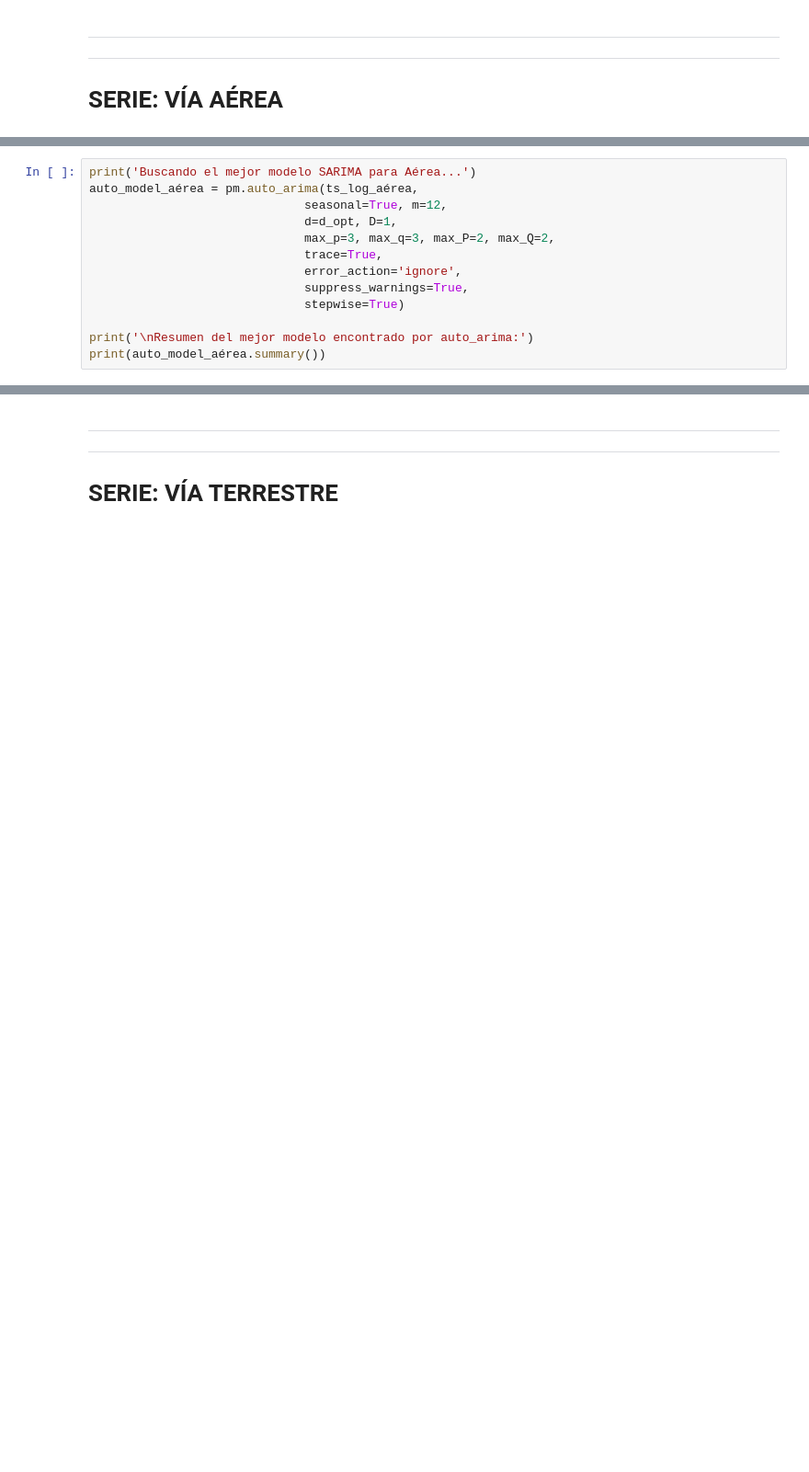
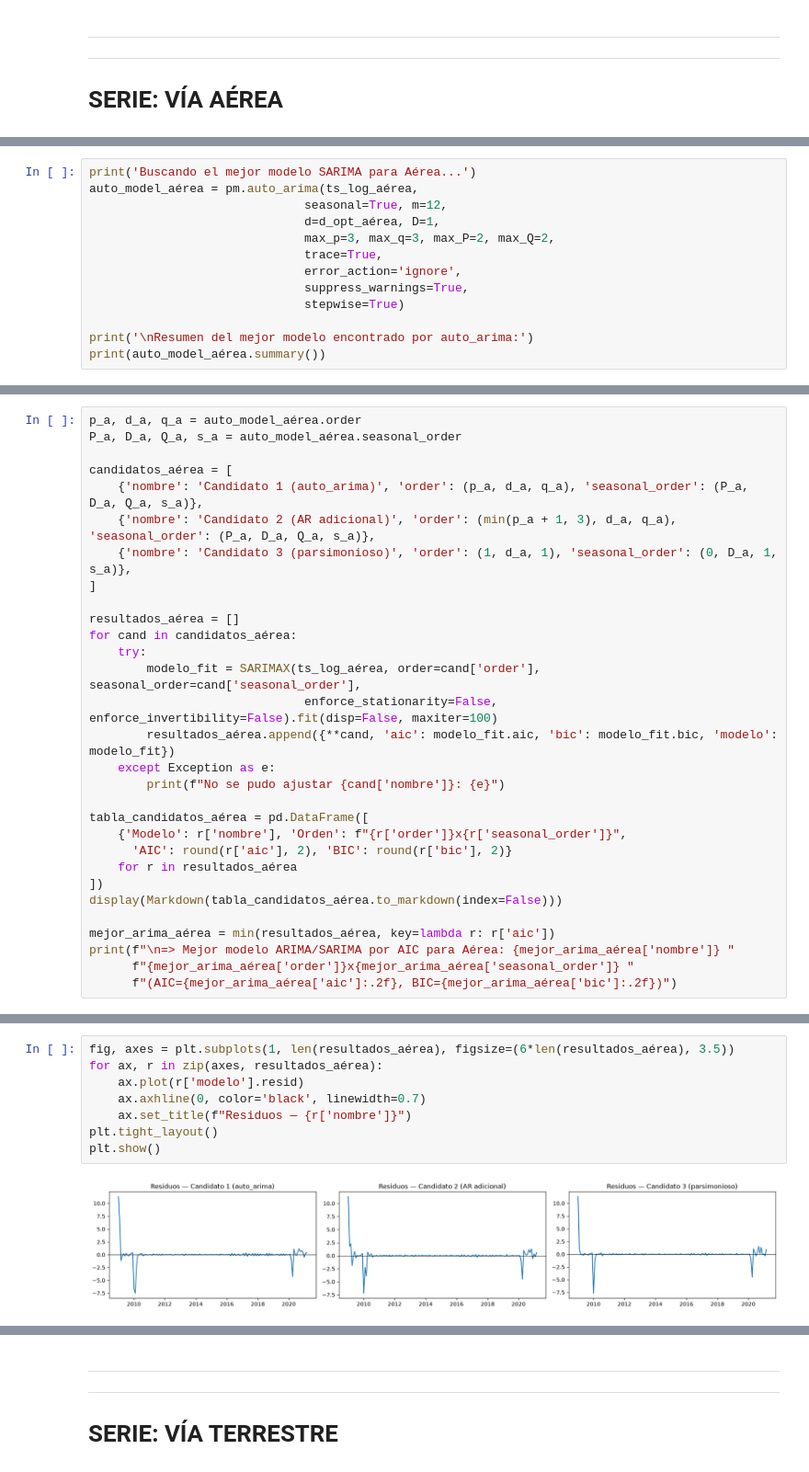
Before and after one commit to CamiR24/Lab1DS, a Jupyter notebook: Vias_de_ingreso/serie.ipynb, the cells around one changed output, grey strips where cells are left out. Shown at 92% size. Saved outputs shown, nothing was run; the diff lists cells and outputs as text; blank space fills up the shorter version.

```diff
--- a/Vias_de_ingreso/serie.ipynb
+++ b/Vias_de_ingreso/serie.ipynb
@@ -172,7 +215,7 @@ En lugar de proponer modelos a ciegas, `auto_arima` explora el espacio de parám
 print('Buscando el mejor modelo SARIMA para Aérea...')
 auto_model_aérea = pm.auto_arima(ts_log_aérea,
                               seasonal=True, m=12,
-                              d=d_opt, D=1,
+                              d=d_opt_aérea, D=1,
                               max_p=3, max_q=3, max_P=2, max_Q=2,
                               trace=True,
                               error_action='ignore',
@@ -183,0 +247,30 @@ print(auto_model_aérea.summary())
+# %%
+p_a, d_a, q_a = auto_model_aérea.order
+P_a, D_a, Q_a, s_a = auto_model_aérea.seasonal_order
+
+candidatos_aérea = [
+    {'nombre': 'Candidato 1 (auto_arima)', 'order': (p_a, d_a, q_a), 'seasonal_order': (P_a, D_a, Q_a, s_a)},
+    {'nombre': 'Candidato 2 (AR adicional)', 'order': (min(p_a + 1, 3), d_a, q_a), 'seasonal_order': (P_a, D_a, Q_a, s_a)},
+    {'nombre': 'Candidato 3 (parsimonioso)', 'order': (1, d_a, 1), 'seasonal_order': (0, D_a, 1, s_a)},
+]
+
+resultados_aérea = []
+for cand in candidatos_aérea:
+    try:
+        modelo_fit = SARIMAX(ts_log_aérea, order=cand['order'], seasonal_order=cand['seasonal_order'],
+                              enforce_stationarity=False, enforce_invertibility=False).fit(disp=False, maxiter=100)
+        resultados_aérea.append({**cand, 'aic': modelo_fit.aic, 'bic': modelo_fit.bic, 'modelo': modelo_fit})
+    except Exception as e:
+        print(f"No se pudo ajustar {cand['nombre']}: {e}")
+
+tabla_candidatos_aérea = pd.DataFrame([
+    {'Modelo': r['nombre'], 'Orden': f"{r['order']}x{r['seasonal_order']}",
+      'AIC': round(r['aic'], 2), 'BIC': round(r['bic'], 2)}
+    for r in resultados_aérea
+])
+display(Markdown(tabla_candidatos_aérea.to_markdown(index=False)))
+
+mejor_arima_aérea = min(resultados_aérea, key=lambda r: r['aic'])
+print(f"\n=> Mejor modelo ARIMA/SARIMA por AIC para Aérea: {mejor_arima_aérea['nombre']} "
+      f"{mejor_arima_aérea['order']}x{mejor_arima_aérea['seasonal_order']} "
+      f"(AIC={mejor_arima_aérea['aic']:.2f}, BIC={mejor_arima_aérea['bic']:.2f})")
@@ -183,0 +284,10 @@ print(auto_model_aérea.summary())
+# %%
+fig, axes = plt.subplots(1, len(resultados_aérea), figsize=(6*len(resultados_aérea), 3.5))
+for ax, r in zip(axes, resultados_aérea):
+    ax.plot(r['modelo'].resid)
+    ax.axhline(0, color='black', linewidth=0.7)
+    ax.set_title(f"Residuos — {r['nombre']}")
+plt.tight_layout()
+plt.show()
+# %% [output]
+[figure, added]
```
Also changed, not shown: parts of 125 cells of this notebook, 1 other file.
